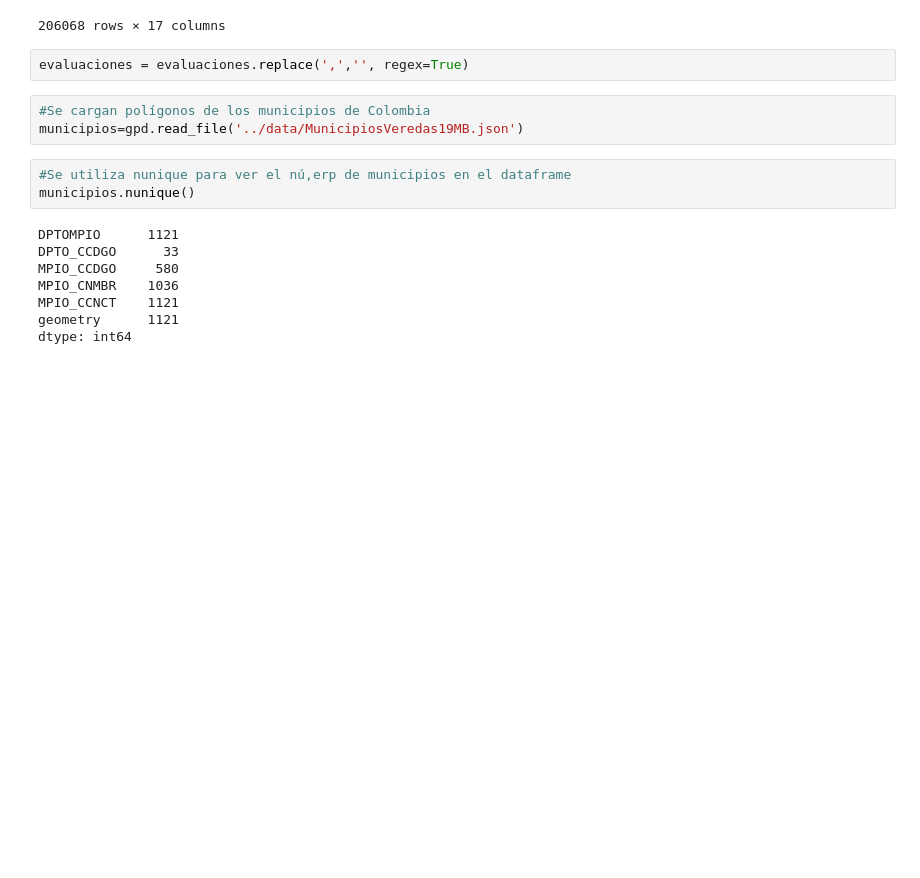
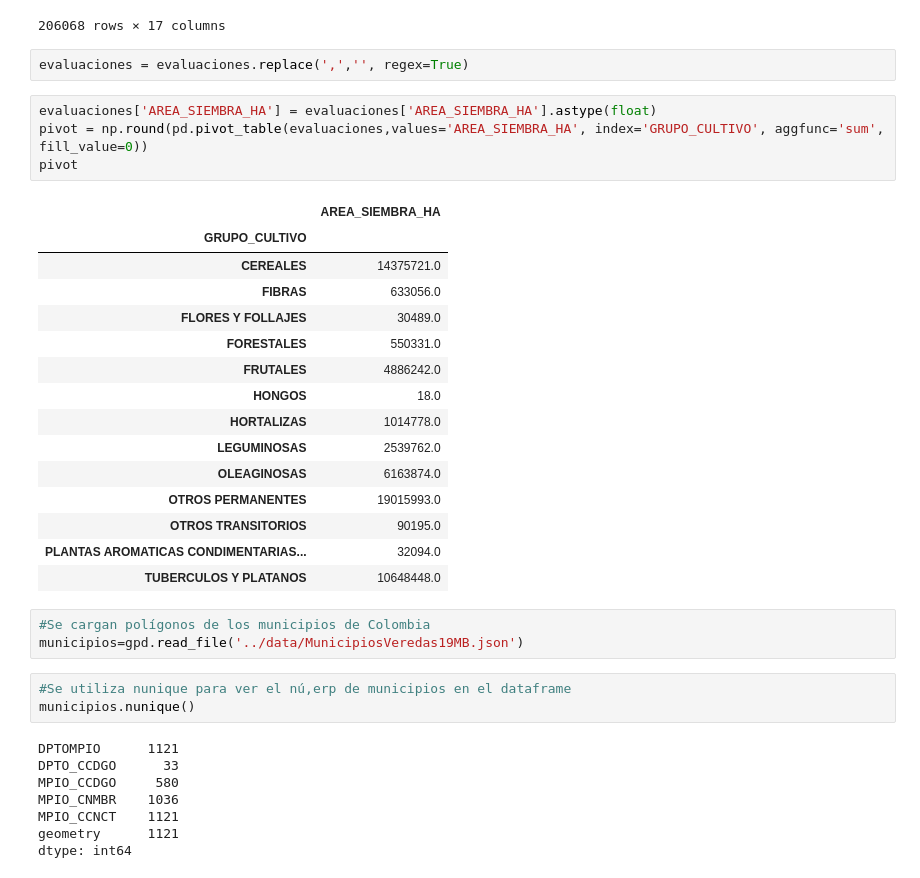
Before and after one commit to PedrazaDuban/MIAD_DSA_rotacion_cultivos, a Jupyter notebook: Scripts/ExploracionDatos.ipynb, the cells around one changed output. Drawn from its saved outputs; the diff is of its cells as text; blank space fills up the shorter version.

```diff
--- a/Scripts/ExploracionDatos.ipynb
+++ b/Scripts/ExploracionDatos.ipynb
@@ -112,6 +112,26 @@ evaluaciones
 206068 rows × 17 columns
 # %%
 evaluaciones = evaluaciones.replace(',','', regex=True)
+# %%
+evaluaciones['AREA_SIEMBRA_HA'] = evaluaciones['AREA_SIEMBRA_HA'].astype(float)
+pivot = np.round(pd.pivot_table(evaluaciones,values='AREA_SIEMBRA_HA', index='GRUPO_CULTIVO', aggfunc='sum', fill_value=0))
+pivot
+# %% [output]
+|  | AREA_SIEMBRA_HA |
+| GRUPO_CULTIVO |  |
+| CEREALES | 14375721.0 |
+| FIBRAS | 633056.0 |
+| FLORES Y FOLLAJES | 30489.0 |
+| FORESTALES | 550331.0 |
+| FRUTALES | 4886242.0 |
+| HONGOS | 18.0 |
+| HORTALIZAS | 1014778.0 |
+| LEGUMINOSAS | 2539762.0 |
+| OLEAGINOSAS | 6163874.0 |
+| OTROS PERMANENTES | 19015993.0 |
+| OTROS TRANSITORIOS | 90195.0 |
+| PLANTAS AROMATICAS CONDIMENTARIAS... | 32094.0 |
+| TUBERCULOS Y PLATANOS | 10648448.0 |
 # %%
 #Se cargan polígonos de los municipios de Colombia
 municipios=gpd.read_file('../data/MunicipiosVeredas19MB.json')
```
Also changed, not shown: parts of 2 cells of this notebook.
